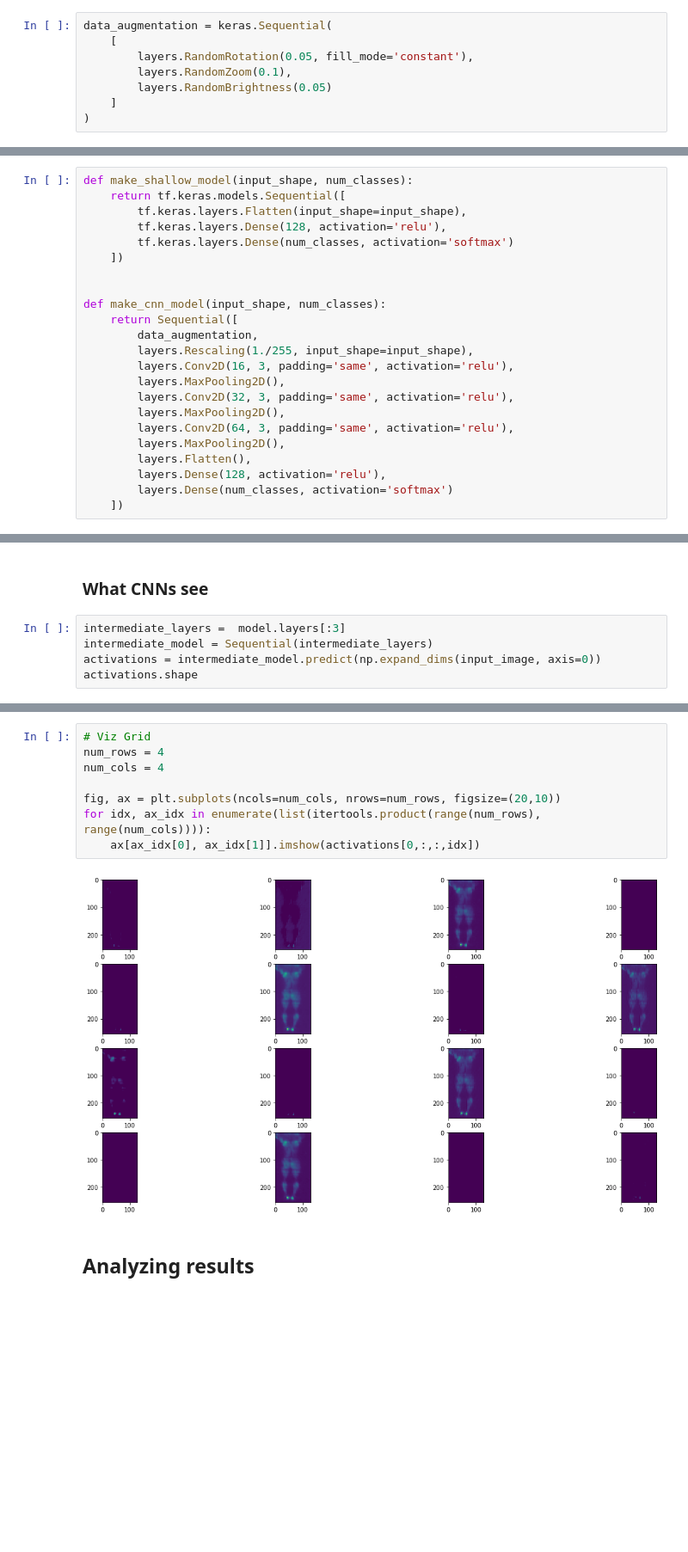
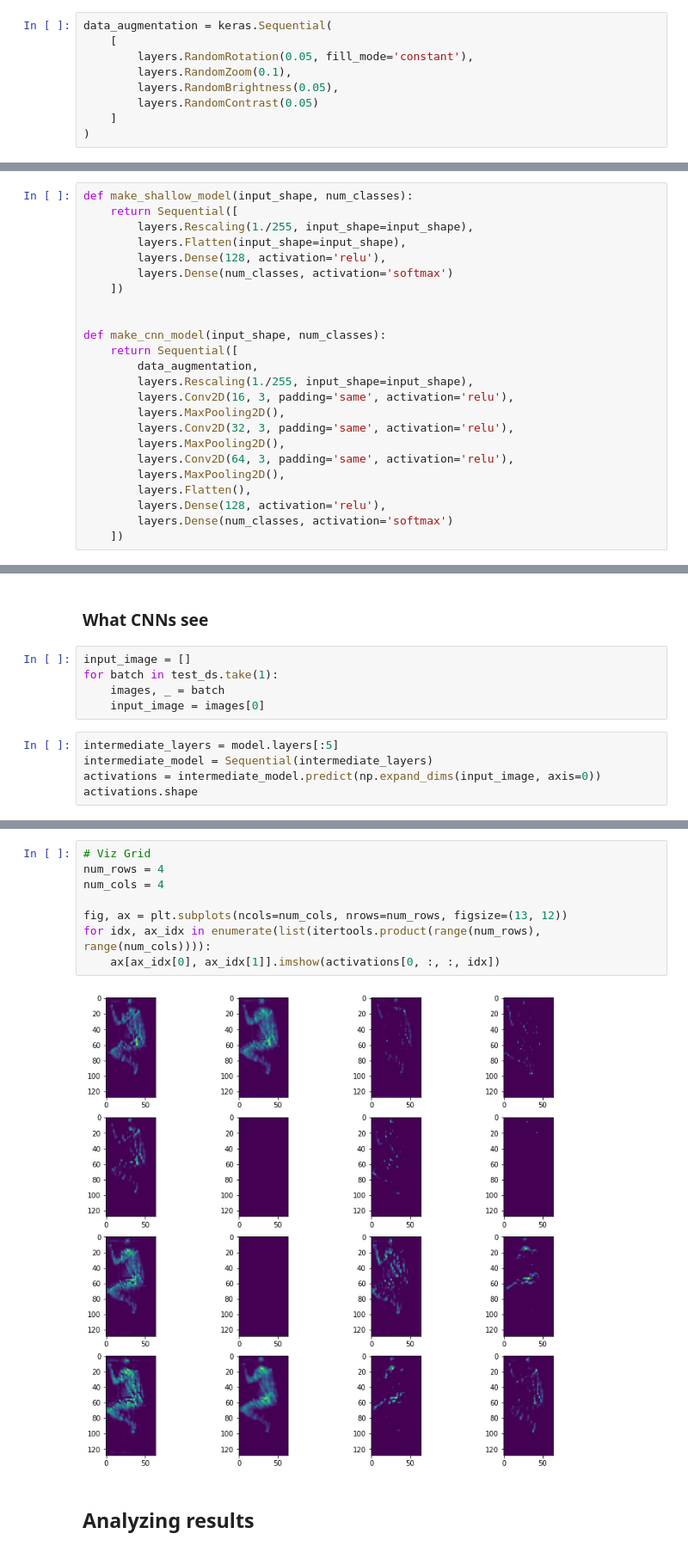
Before and after one commit to orxan77/sleep-posture-monitoring, a Jupyter notebook: notebooks/p2_image_classification.ipynb, the cells around one changed output, grey strips where cells are left out. Shown at 86% size. Drawn from its saved outputs; the diff is of its cells as text; blank space fills up the shorter version.

```diff
--- a/notebooks/p2_image_classification.ipynb
+++ b/notebooks/p2_image_classification.ipynb
@@ -79,7 +80,8 @@ data_augmentation = keras.Sequential(
     [
         layers.RandomRotation(0.05, fill_mode='constant'),
         layers.RandomZoom(0.1),
-        layers.RandomBrightness(0.05)
+        layers.RandomBrightness(0.05),
+        layers.RandomContrast(0.05)
     ]
 )
 # %%
@@ -109,10 +101,11 @@ for images, _ in train_ds.take(1):
 ## Model
 # %%
 def make_shallow_model(input_shape, num_classes):
-    return tf.keras.models.Sequential([
-        tf.keras.layers.Flatten(input_shape=input_shape),
-        tf.keras.layers.Dense(128, activation='relu'),
-        tf.keras.layers.Dense(num_classes, activation='softmax')
+    return Sequential([
+        layers.Rescaling(1./255, input_shape=input_shape),
+        layers.Flatten(input_shape=input_shape),
+        layers.Dense(128, activation='relu'),
+        layers.Dense(num_classes, activation='softmax')
     ])
 
 
@@ -185,7 +167,12 @@ WARNING:tensorflow:Using a while_loop for converting Bitcast
 # %% [markdown]
 ### What CNNs see
+# %%
+input_image = []
+for batch in test_ds.take(1):
+    images, _ = batch
+    input_image = images[0]
 # %%
-intermediate_layers =  model.layers[:3]
+intermediate_layers = model.layers[:5]
 intermediate_model = Sequential(intermediate_layers)
 activations = intermediate_model.predict(np.expand_dims(input_image, axis=0))
 activations.shape
@@ -195,13 +182,13 @@ activations.shape
 # %%
 # Viz Grid
 num_rows = 4
 num_cols = 4
 
-fig, ax = plt.subplots(ncols=num_cols, nrows=num_rows, figsize=(20,10))
+fig, ax = plt.subplots(ncols=num_cols, nrows=num_rows, figsize=(13, 12))
 for idx, ax_idx in enumerate(list(itertools.product(range(num_rows), range(num_cols)))):
-    ax[ax_idx[0], ax_idx[1]].imshow(activations[0,:,:,idx])
+    ax[ax_idx[0], ax_idx[1]].imshow(activations[0, :, :, idx])
 # %% [output]
-[figure, old version]
+[figure, new version]
 # %% [markdown]
 ## Analyzing results
 # %% [markdown]
```
Also changed, not shown: parts of 16 cells of this notebook.
